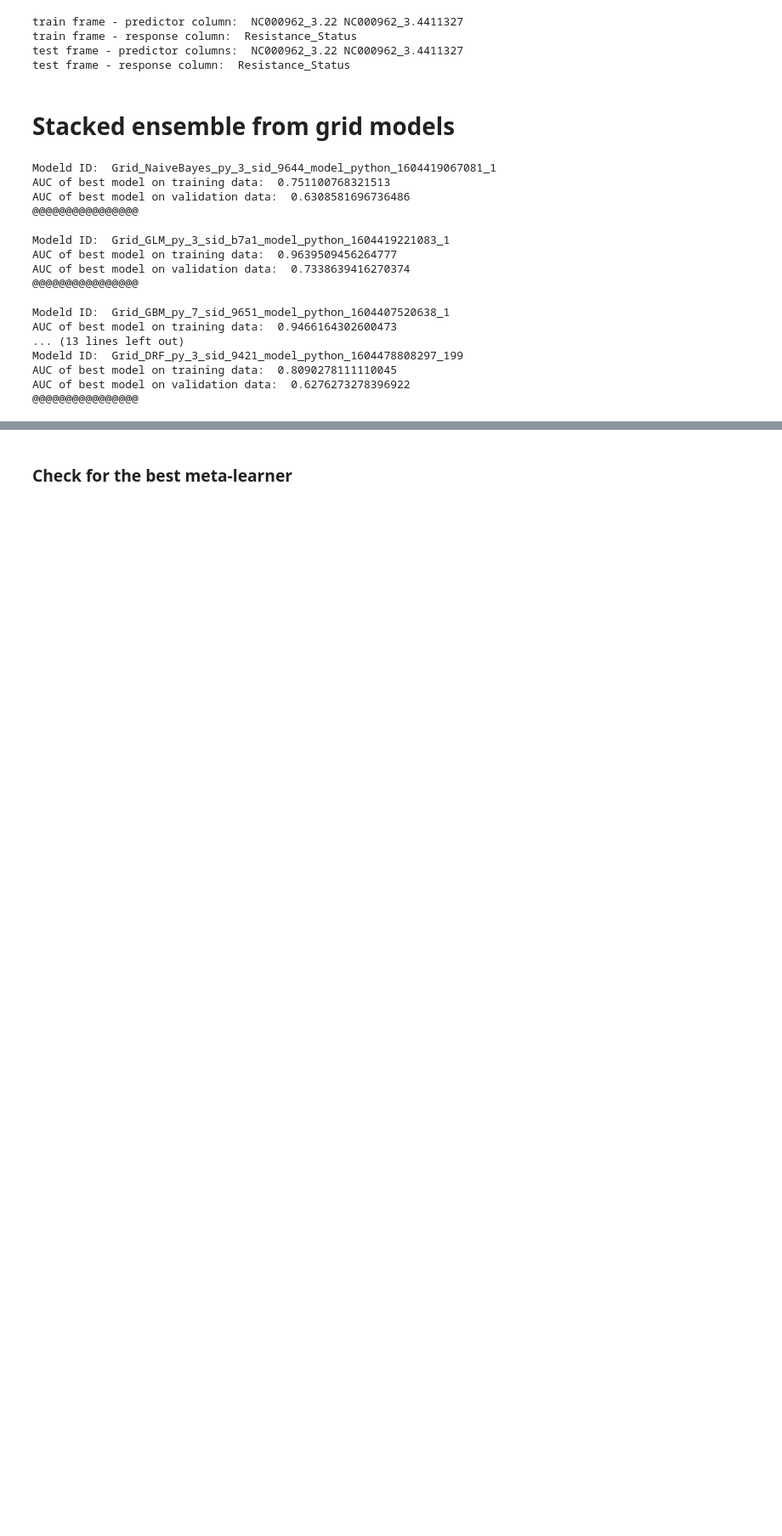
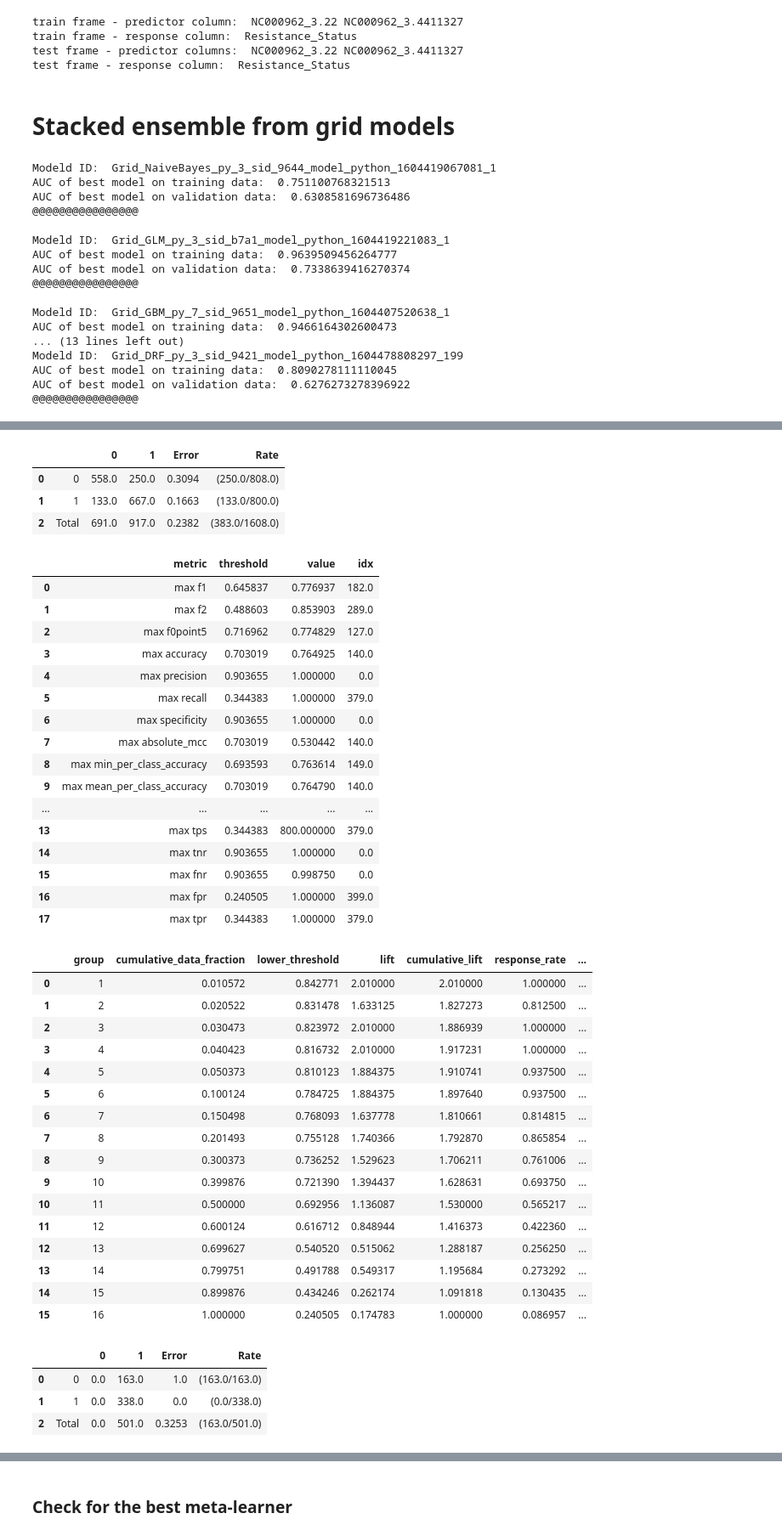
Before and after one commit to abhi18av/LJMU_Masters_Dissertation, a Jupyter notebook: src/notebooks/FINAL/005_stacked_ensemble.ipynb, the cells around one changed output, grey strips where cells are left out. Shown at 85% size. Cells and saved outputs as stored; diff of their text form; code cells hidden in the pictures; blank space fills up the shorter version.

Commit message:
worked on more visualizations and saving the models

```diff
--- a/src/notebooks/FINAL/005_stacked_ensemble.ipynb
+++ b/src/notebooks/FINAL/005_stacked_ensemble.ipynb
@@ -232,7 +970,7 @@ top_dl.model_performance
 # %%
 from h2o.estimators import H2ORandomForestEstimator
 
-top_drf = H2ORandomForestEstimator(extract_params_from_model(best_drf_model.actual_params,
+top_drf = H2ORandomForestEstimator(**extract_params_from_model(best_drf_model.actual_params,
                                                                 extra_params=['weights_column'],
                                                                 additional_keys= {'nfolds':5,
                                                                                   'fold_assignment':'random'}))
@@ -240,6 +978,10 @@ top_drf = H2ORandomForestEstimator(extract_params_from_model(best_drf_model.actu
 
 top_drf.train(x=x, y=y, training_frame=train, validation_frame=test)
 
+# h2o.save_model(top_drf, MODELS_LOCATION + "FINAL/top_drf")
+
+
 print('AUC on test data: ', top_drf.model_performance(test).auc(), "\n\n============================")
 
 top_drf.model_performance
+# %% [output]
@@ -245,0 +1024,42 @@ top_drf.model_performance
+|  |  | 0 | 1 | Error | Rate |
+| 0 | 0 | 558.0 | 250.0 | 0.3094 | (250.0/808.0) |
+| 1 | 1 | 133.0 | 667.0 | 0.1663 | (133.0/800.0) |
+| 2 | Total | 691.0 | 917.0 | 0.2382 | (383.0/1608.0) |
+|  | metric | threshold | value | idx |
+| 0 | max f1 | 0.645837 | 0.776937 | 182.0 |
+| 1 | max f2 | 0.488603 | 0.853903 | 289.0 |
+| 2 | max f0point5 | 0.716962 | 0.774829 | 127.0 |
+| 3 | max accuracy | 0.703019 | 0.764925 | 140.0 |
+| 4 | max precision | 0.903655 | 1.000000 | 0.0 |
+| 5 | max recall | 0.344383 | 1.000000 | 379.0 |
+| 6 | max specificity | 0.903655 | 1.000000 | 0.0 |
+| 7 | max absolute_mcc | 0.703019 | 0.530442 | 140.0 |
+| 8 | max min_per_class_accuracy | 0.693593 | 0.763614 | 149.0 |
+| 9 | max mean_per_class_accuracy | 0.703019 | 0.764790 | 140.0 |
+| ... | ... | ... | ... | ... |
+| 13 | max tps | 0.344383 | 800.000000 | 379.0 |
+| 14 | max tnr | 0.903655 | 1.000000 | 0.0 |
+| 15 | max fnr | 0.903655 | 0.998750 | 0.0 |
+| 16 | max fpr | 0.240505 | 1.000000 | 399.0 |
+| 17 | max tpr | 0.344383 | 1.000000 | 379.0 |
+|  |  | group | cumulative_data_fraction | lower_threshold | lift | cumulative_lift | response_rate | ... |
+| 0 |  | 1 | 0.010572 | 0.842771 | 2.010000 | 2.010000 | 1.000000 | ... |
+| 1 |  | 2 | 0.020522 | 0.831478 | 1.633125 | 1.827273 | 0.812500 | ... |
+| 2 |  | 3 | 0.030473 | 0.823972 | 2.010000 | 1.886939 | 1.000000 | ... |
+| 3 |  | 4 | 0.040423 | 0.816732 | 2.010000 | 1.917231 | 1.000000 | ... |
+| 4 |  | 5 | 0.050373 | 0.810123 | 1.884375 | 1.910741 | 0.937500 | ... |
+| 5 |  | 6 | 0.100124 | 0.784725 | 1.884375 | 1.897640 | 0.937500 | ... |
+| 6 |  | 7 | 0.150498 | 0.768093 | 1.637778 | 1.810661 | 0.814815 | ... |
+| 7 |  | 8 | 0.201493 | 0.755128 | 1.740366 | 1.792870 | 0.865854 | ... |
+| 8 |  | 9 | 0.300373 | 0.736252 | 1.529623 | 1.706211 | 0.761006 | ... |
+| 9 |  | 10 | 0.399876 | 0.721390 | 1.394437 | 1.628631 | 0.693750 | ... |
+| 10 |  | 11 | 0.500000 | 0.692956 | 1.136087 | 1.530000 | 0.565217 | ... |
+| 11 |  | 12 | 0.600124 | 0.616712 | 0.848944 | 1.416373 | 0.422360 | ... |
+| 12 |  | 13 | 0.699627 | 0.540520 | 0.515062 | 1.288187 | 0.256250 | ... |
+| 13 |  | 14 | 0.799751 | 0.491788 | 0.549317 | 1.195684 | 0.273292 | ... |
+| 14 |  | 15 | 0.899876 | 0.434246 | 0.262174 | 1.091818 | 0.130435 | ... |
+| 15 |  | 16 | 1.000000 | 0.240505 | 0.174783 | 1.000000 | 0.086957 | ... |
+|  |  | 0 | 1 | Error | Rate |
+| 0 | 0 | 0.0 | 163.0 | 1.0 | (163.0/163.0) |
+| 1 | 1 | 0.0 | 338.0 | 0.0 | (0.0/338.0) |
+| 2 | Total | 0.0 | 501.0 | 0.3253 | (163.0/501.0) |
```
Also changed, not shown: parts of 9 cells of this notebook, 5 other files.
